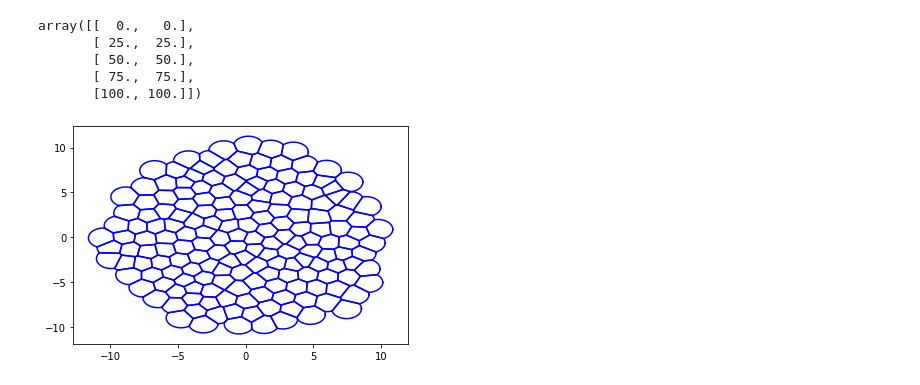
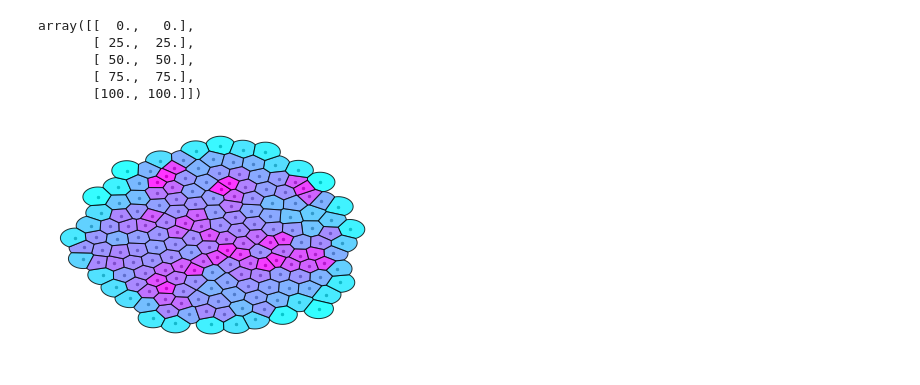
Before and after one commit to SchardtS/Cell-Differentiation, a Jupyter notebook: Testing Ground.ipynb, the cells around one changed output. Drawn from its saved outputs; the diff is of its cells as text; code cells hidden in the pictures.

```diff
--- a/Testing Ground.ipynb
+++ b/Testing Ground.ipynb
@@ -131,16 +131,32 @@ array([[  0.,   0.],
 # %%
 import numpy as np
 import pandas as pd
 from FVmesh import initializeFVmesh
 import matplotlib.pyplot as plt
 
 Pos = np.array(pd.read_csv('testOrganoid.csv'))
 Radius = np.ones(len(Pos))*1.1
 FVmesh = initializeFVmesh(Pos, Radius=Radius)
+p = np.pi*Radius**2/FVmesh.Vol*1e5
 
-for i in range(len(FVmesh.Poly)):
-    x,y = FVmesh.Poly[i].exterior.xy
-    plt.plot(x,y,color='b')
+FVmesh.plot(p)
+
+def dxx(a,b,FVmesh):
+    val = np.zeros(FVmesh.nofCells)
+    for i in range(FVmesh.nofCells):
+        for j in FVmesh.Neigh[i]:
+            val[i] += FVmesh.Edge[i,j]/FVmesh.Vol[i]/FVmesh.Dist[i,j]/2*(b[i]+b[j])*(a[j]-a[i])
+    return val
+
+eq = lambda s: dxx(p,s,FVmesh)
+
+
+from Functions import Eq2Mat
+A = Eq2Mat(eq, FVmesh.nofCells)
+
+#for i in range(len(FVmesh.Poly)):
+#    x,y = FVmesh.Poly[i].exterior.xy
+#    plt.plot(x,y,color='b')
 #plt.scatter(FVmesh.Poly[:,0],FVmesh.Poly[:,1])
 # %% [output]
-[figure, old version]
+[figure, new version]
```
Also changed, not shown: parts of 4 cells of this notebook, 12 other files.
